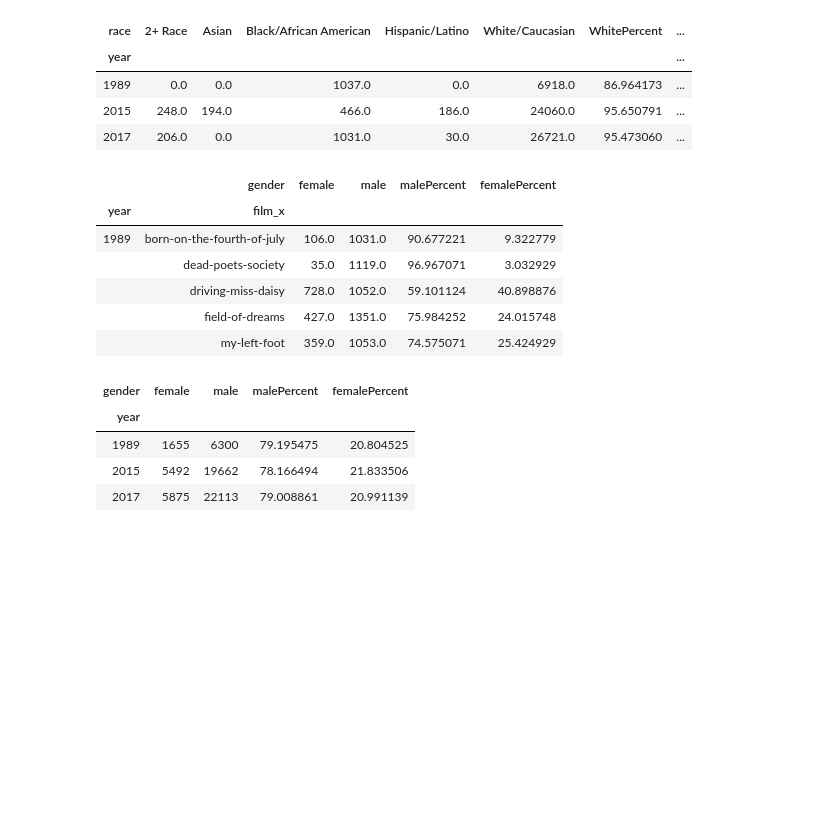
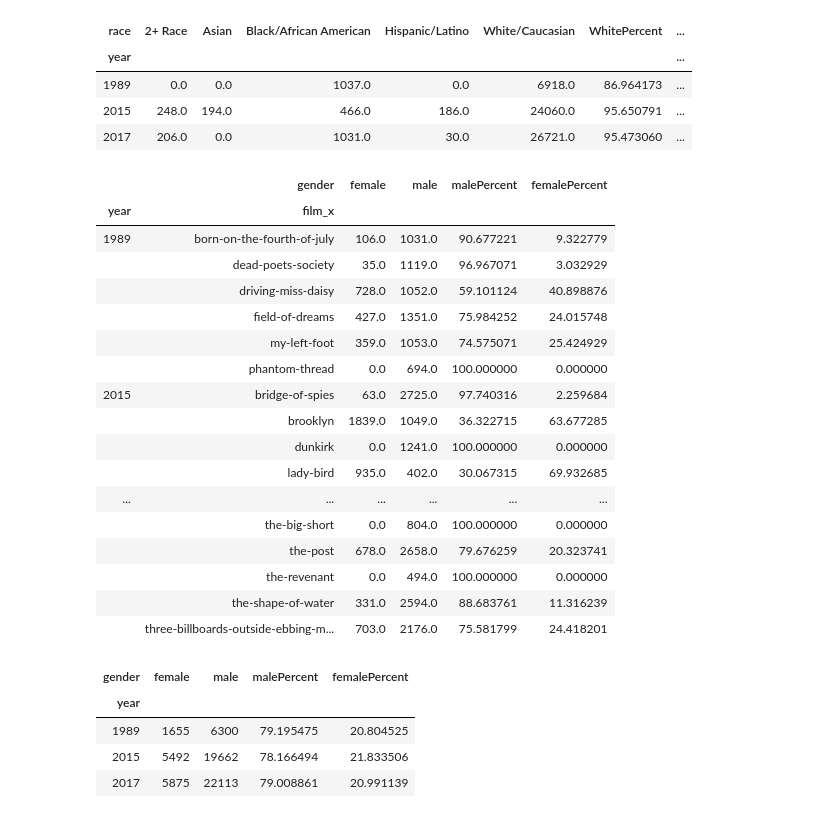
Before and after one commit to grothaek/Project, a Jupyter notebook: Project_Ponting.ipynb, the cells around one changed output. Cells and saved outputs as stored; diff of their text form; code cells hidden in the pictures; blank space fills up the shorter version.

```diff
--- a/Project_Ponting.ipynb
+++ b/Project_Ponting.ipynb
@@ -91,20 +112,31 @@ racepercent.head()
 # %%
 # Calculate percentages in regards to the gender of the actors in the films
 
 genderpercentbyFilm = joined_data_two.pivot_table(index=['year','film_x'],columns=['gender'],values='words',aggfunc='count')
 genderpercentbyFilm.fillna(0,inplace=True)
 
 genderpercentbyFilm['malePercent'] = genderpercentbyFilm['male'] / (genderpercentbyFilm['male'] + genderpercentbyFilm['female'])*100
 genderpercentbyFilm['femalePercent'] = genderpercentbyFilm['female'] / (genderpercentbyFilm['male'] + genderpercentbyFilm['female'])*100
-genderpercentbyFilm.head()
+genderpercentbyFilm
 # %% [output]
 |  | gender | female | male | malePercent | femalePercent |
 | year | film_x |  |  |  |  |
 | 1989 | born-on-the-fourth-of-july | 106.0 | 1031.0 | 90.677221 | 9.322779 |
 |  | dead-poets-society | 35.0 | 1119.0 | 96.967071 | 3.032929 |
 |  | driving-miss-daisy | 728.0 | 1052.0 | 59.101124 | 40.898876 |
 |  | field-of-dreams | 427.0 | 1351.0 | 75.984252 | 24.015748 |
 |  | my-left-foot | 359.0 | 1053.0 | 74.575071 | 25.424929 |
+|  | phantom-thread | 0.0 | 694.0 | 100.000000 | 0.000000 |
+| 2015 | bridge-of-spies | 63.0 | 2725.0 | 97.740316 | 2.259684 |
+|  | brooklyn | 1839.0 | 1049.0 | 36.322715 | 63.677285 |
+|  | dunkirk | 0.0 | 1241.0 | 100.000000 | 0.000000 |
+|  | lady-bird | 935.0 | 402.0 | 30.067315 | 69.932685 |
+| ... | ... | ... | ... | ... | ... |
+|  | the-big-short | 0.0 | 804.0 | 100.000000 | 0.000000 |
+|  | the-post | 678.0 | 2658.0 | 79.676259 | 20.323741 |
+|  | the-revenant | 0.0 | 494.0 | 100.000000 | 0.000000 |
+|  | the-shape-of-water | 331.0 | 2594.0 | 88.683761 | 11.316239 |
+|  | three-billboards-outside-ebbing-m... | 703.0 | 2176.0 | 75.581799 | 24.418201 |
 # %%
 # Calculate percentages in regards to the gender of the actors by year
 genderpercentbyYear = joined_data_two.pivot_table(index=['year'],columns=['gender'],values='words',aggfunc='count')
```
Also changed, not shown: parts of 15 cells of this notebook.
